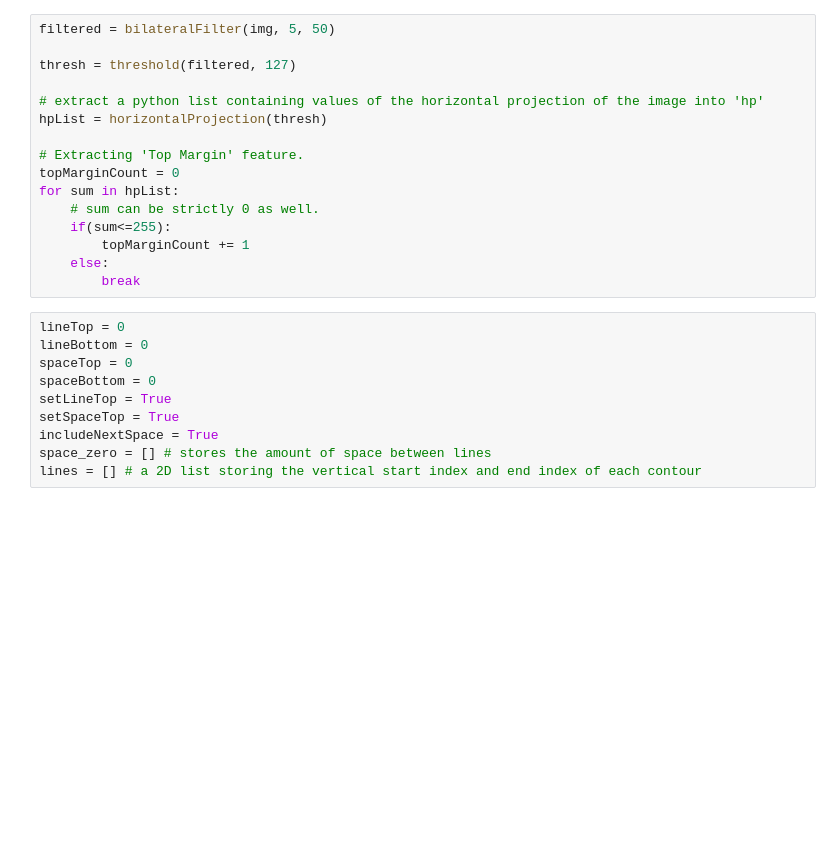
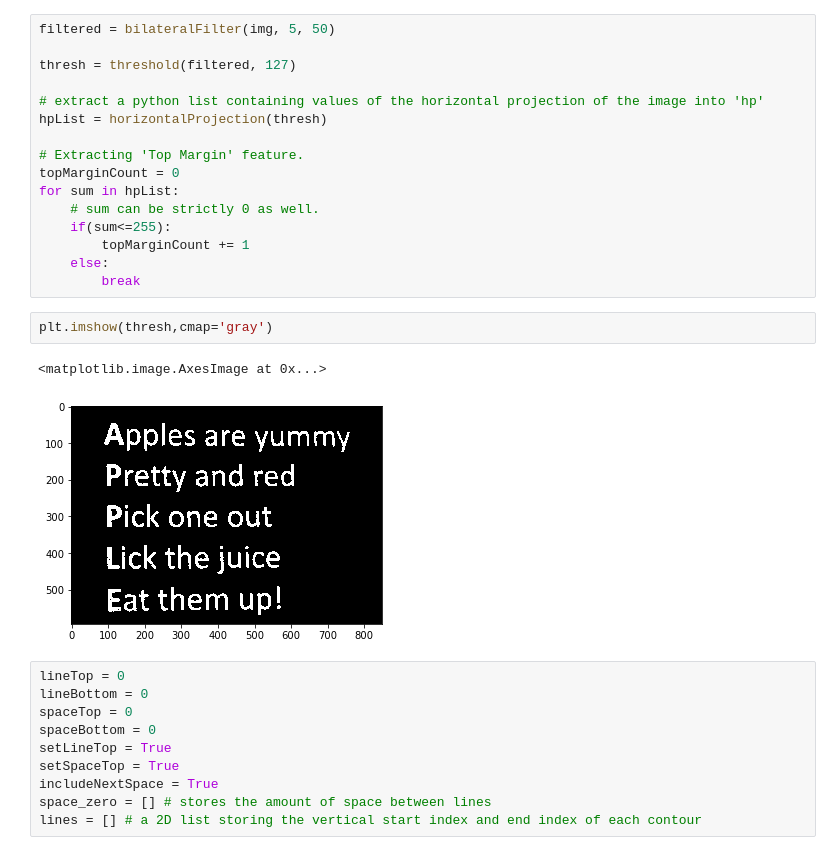
Before and after one commit to Sanatan-Shrivastava/Detect-Dysgraphia, a Jupyter notebook: 2indv_lines.ipynb, the cells around one changed output. Saved outputs shown, nothing was run; the diff lists cells and outputs as text; blank space fills up the shorter version.

```diff
--- a/2indv_lines.ipynb
+++ b/2indv_lines.ipynb
@@ -61,6 +61,11 @@ for sum in hpList:
         topMarginCount += 1
     else:
         break
+# %%
+plt.imshow(thresh,cmap='gray')
+# %% [output]
+<matplotlib.image.AxesImage at 0x...>
+[figure, added]
 # %%
 lineTop = 0
 lineBottom = 0
```
Also changed, not shown: parts of 1 cell of this notebook, 1 other file.
